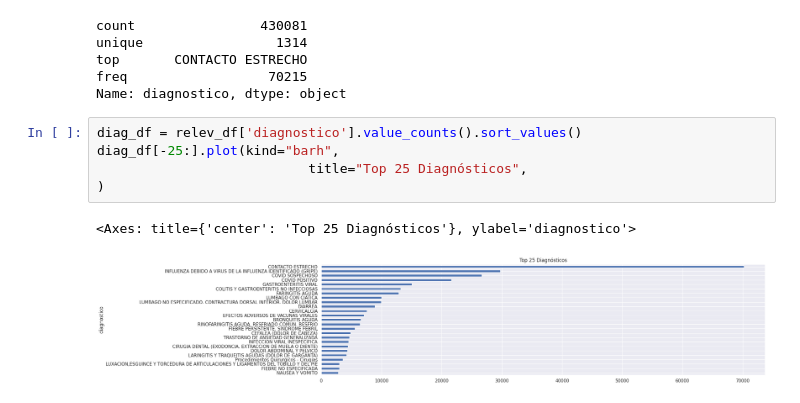
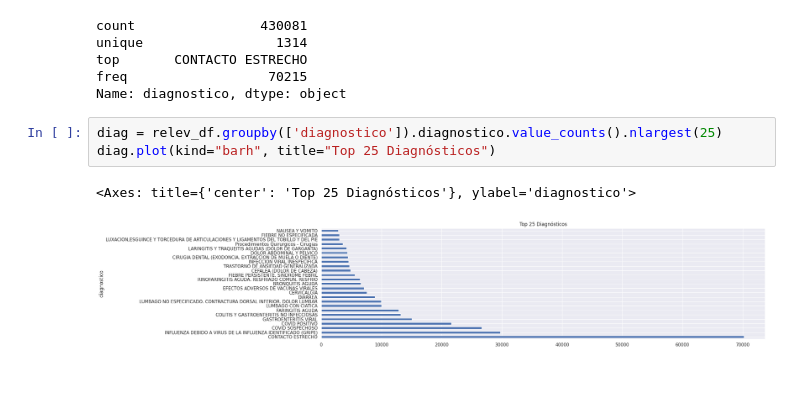
Before and after one commit to grabyc/diplodatos-mentoria, a Jupyter notebook: TP01/TP01_Consignas.ipynb, the cells around one changed output. Cells and saved outputs as stored; diff of their text form.

Commit message:
AyV - TP01 - EJ06 serie de tiempo para diagnostico  ok

```diff
--- a/TP01/TP01_Consignas.ipynb
+++ b/TP01/TP01_Consignas.ipynb
@@ -548,10 +548,8 @@ top       CONTACTO ESTRECHO
 freq                  70215
 Name: diagnostico, dtype: object
 # %%
-diag_df = relev_df['diagnostico'].value_counts().sort_values()
-diag_df[-25:].plot(kind="barh",
-                           title="Top 25 Diagnósticos",
-)
+diag = relev_df.groupby(['diagnostico']).diagnostico.value_counts().nlargest(25)
+diag.plot(kind="barh", title="Top 25 Diagnósticos")
 # %% [output]
 <Axes: title={'center': 'Top 25 Diagnósticos'}, ylabel='diagnostico'>
-[figure, old version]
+[figure, new version]
```
Also changed, not shown: parts of 1 cell of this notebook.
